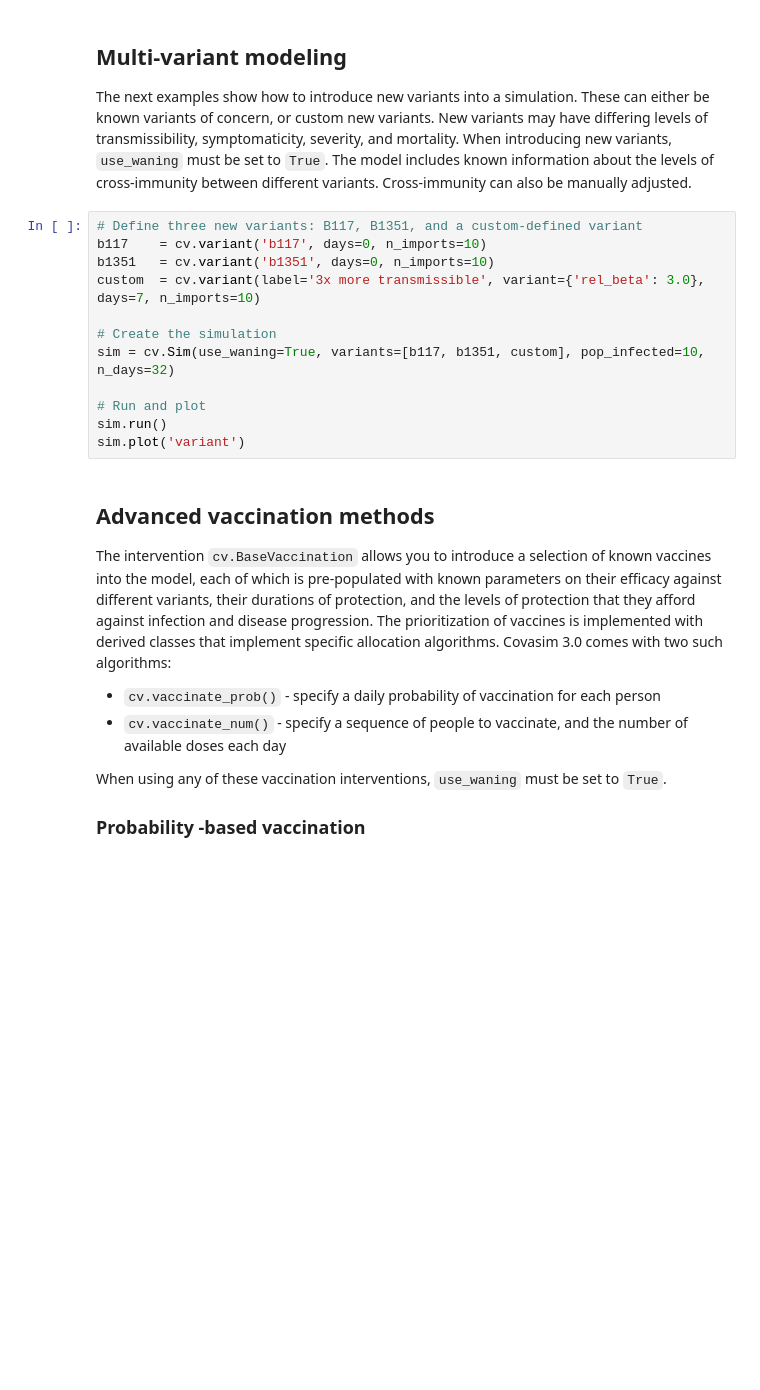
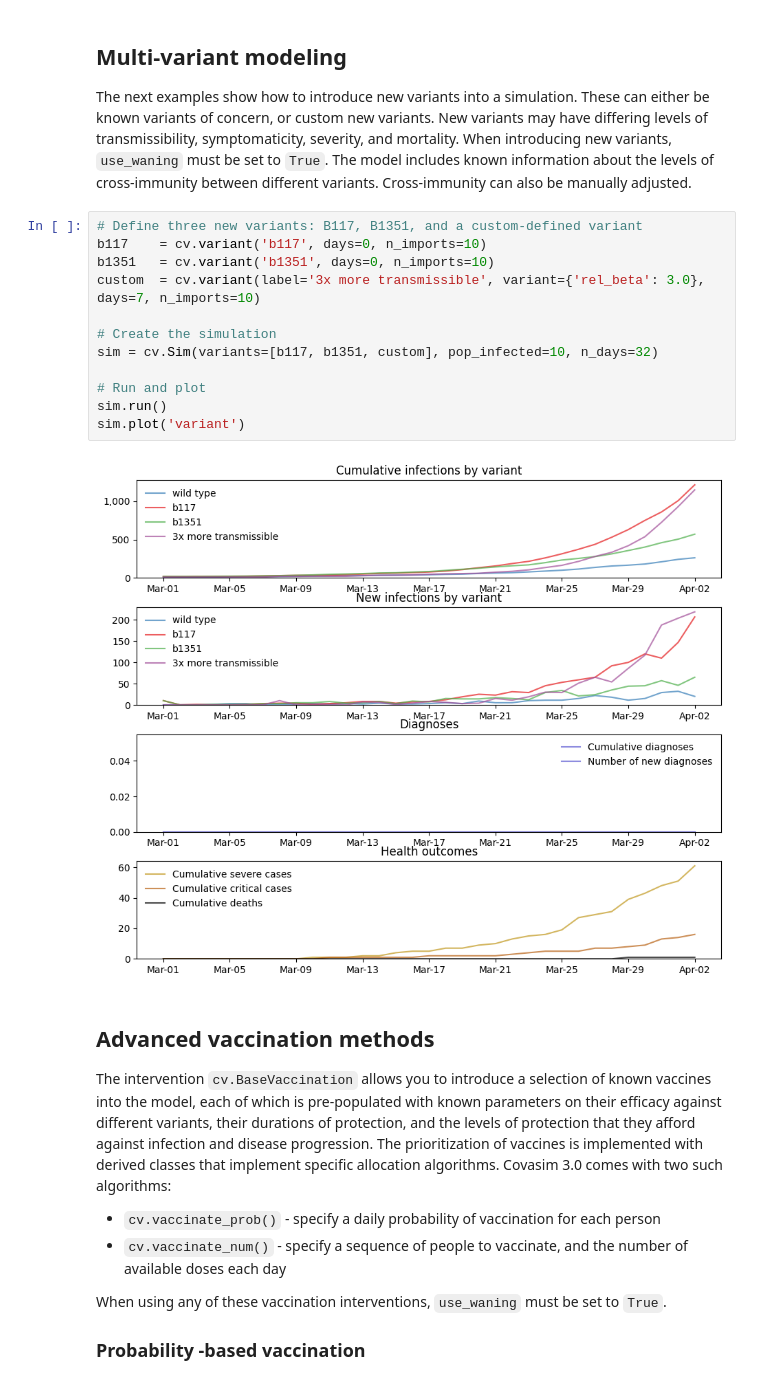
Before and after one commit to InstituteforDiseaseModeling/covasim, a Jupyter notebook: docs/tutorials/tut_immunity.ipynb, the cells around one changed output. Saved outputs shown, nothing was run; the diff lists cells and outputs as text; blank space fills up the shorter version.

```diff
--- a/docs/tutorials/tut_immunity.ipynb
+++ b/docs/tutorials/tut_immunity.ipynb
@@ -46,15 +47,17 @@ Cross-immunity can also be manually adjusted.
 # %%
 # Define three new variants: B117, B1351, and a custom-defined variant
 b117    = cv.variant('b117', days=0, n_imports=10)
 b1351   = cv.variant('b1351', days=0, n_imports=10)
 custom  = cv.variant(label='3x more transmissible', variant={'rel_beta': 3.0}, days=7, n_imports=10)
 
 # Create the simulation
-sim = cv.Sim(use_waning=True, variants=[b117, b1351, custom], pop_infected=10, n_days=32)
+sim = cv.Sim(variants=[b117, b1351, custom], pop_infected=10, n_days=32)
 
 # Run and plot
 sim.run()
 sim.plot('variant')
+# %% [output]
+[figure, added]
 # %% [markdown]
 ## Advanced vaccination methods
 
```
Also changed, not shown: parts of 5 cells of this notebook.
